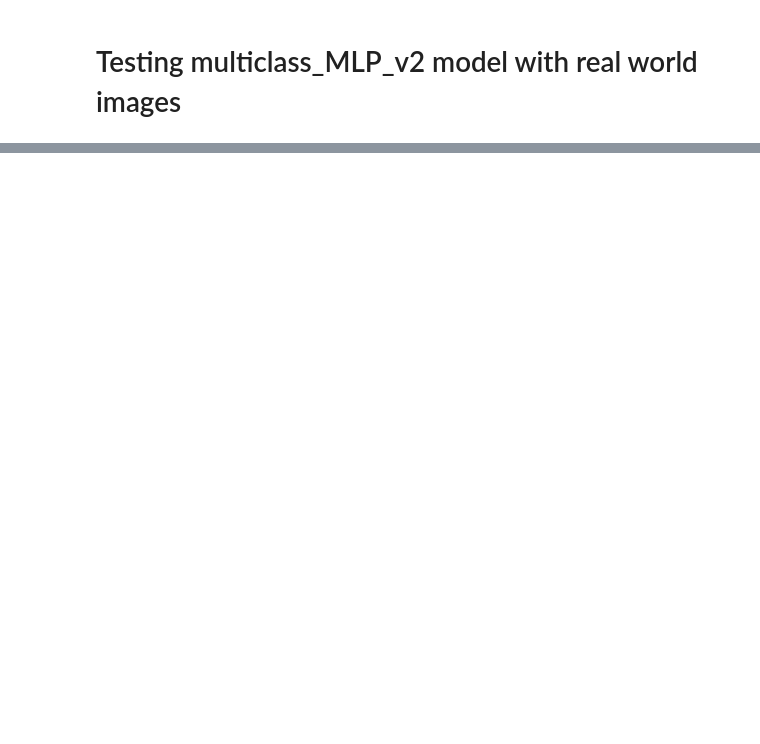
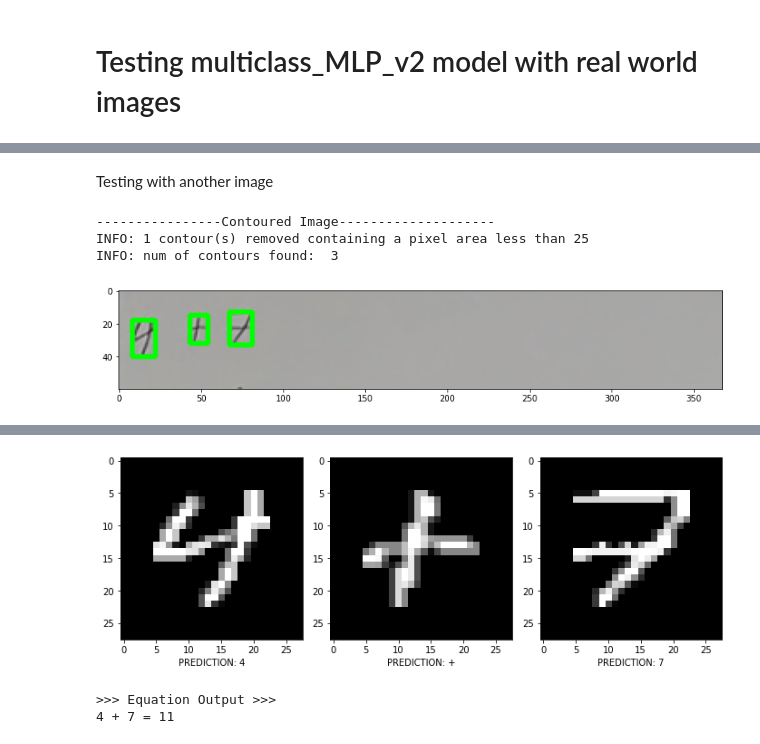
Before and after one commit to davidjperez00/ideal-funicular, a Jupyter notebook: model_analytics/MLP_v2_add_analytics.ipynb, the cells around one changed output, grey strips where cells are left out. Cells and saved outputs as stored; diff of their text form; code cells hidden in the pictures; blank space fills up the shorter version.

```diff
--- a/model_analytics/MLP_v2_add_analytics.ipynb
+++ b/model_analytics/MLP_v2_add_analytics.ipynb
@@ -244,3 +249,31 @@ INFO: num of contours found:  3
 [figure]
 >>> Equation Output >>>
 3 + 2 = 5
+# %% [markdown]
+Testing with another image
+# %%
+# ---------------- MAIN ----------------
+image = cv2.imread("./IMG_8942_2.jpg")
+
+invalid_imgs, processed_images = multi_preprocess_pipeline(image)
+
+print("\n----------------Contoured Image--------------------")
+print(f"INFO: {invalid_imgs} contour(s) removed containing a pixel area less than 25")
+
+print("INFO: num of contours found: ", len(processed_images))
+fig = plt.figure(figsize=(13,13))
+plt.imshow(image, cmap="gray")
+plt.show()
+
+
+# Display images with printed values
+predictions = display_images_with_predictions(processed_images)
+
+eq = create_equation_str(predictions)
+print(">>> Equation Output >>>")
+print(eq + "= " + str(eval(eq)))
+# %% [output]
+----------------Contoured Image--------------------
+INFO: 1 contour(s) removed containing a pixel area less than 25
+INFO: num of contours found:  3
+[figure, added]
@@ -246,0 +283,3 @@ INFO: num of contours found:  3
+[figure, added]
+>>> Equation Output >>>
+4 + 7 = 11
```
Also changed, not shown: parts of 4 cells of this notebook, 12 other files.
